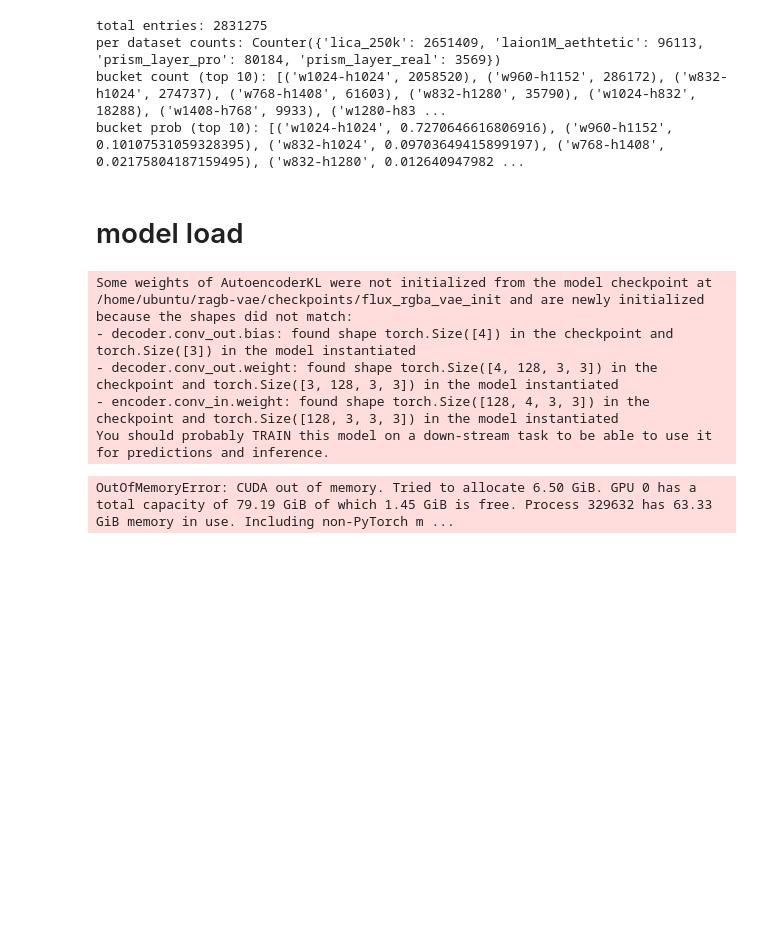
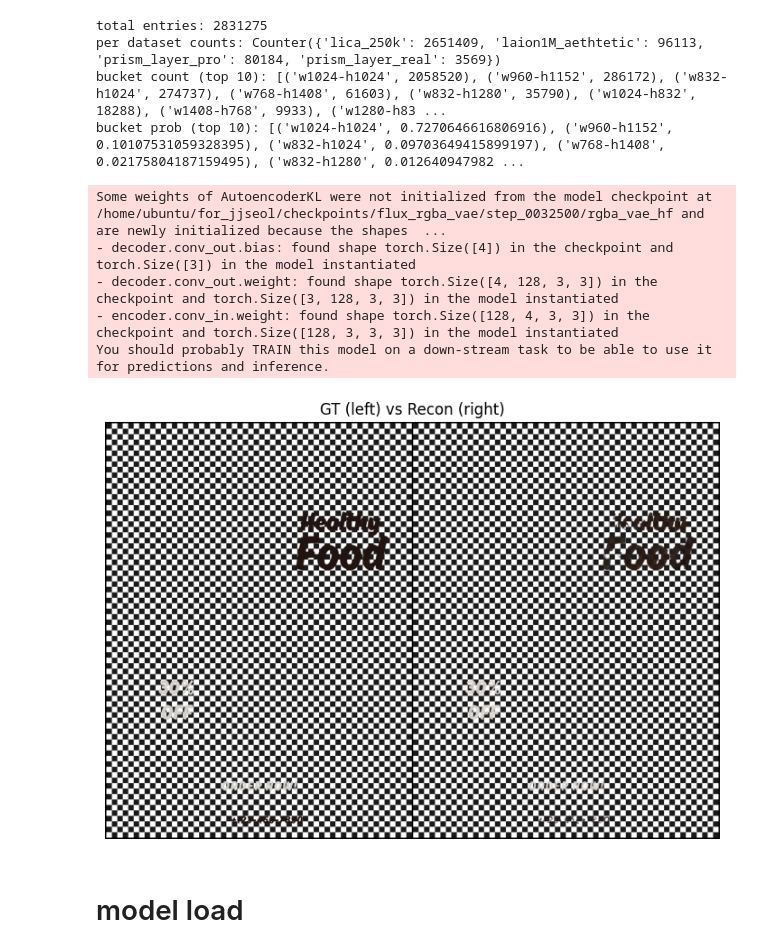
Before and after one commit to jaejung-dev/ragb-vae, a Jupyter notebook: test.ipynb, the cells around one changed output. Saved outputs shown, nothing was run; the diff lists cells and outputs as text; code cells hidden in the pictures; blank space fills up the shorter version.

```diff
--- a/test.ipynb
+++ b/test.ipynb
@@ -161,6 +167,68 @@ total entries: 2831275
 per dataset counts: Counter({'lica_250k': 2651409, 'laion1M_aethtetic': 96113, 'prism_layer_pro': 80184, 'prism_layer_real': 3569})
 bucket count (top 10): [('w1024-h1024', 2058520), ('w960-h1152', 286172), ('w832-h1024', 274737), ('w768-h1408', 61603), ('w832-h1280', 35790), ('w1024-h832', 18288), ('w1408-h768', 9933), ('w1280-h83 ...
 bucket prob (top 10): [('w1024-h1024', 0.7270646616806916), ('w960-h1152', 0.10107531059328395), ('w832-h1024', 0.09703649415899197), ('w768-h1408', 0.02175804187159495), ('w832-h1280', 0.012640947982 ...
+# %%
+import numpy as np
+from PIL import Image
+from src.models import RgbaVAE
+import torch
+import yaml
+# ----------------------
+# Configure input
+# ----------------------
+_device = torch.device("cuda" if torch.cuda.is_available() else "cpu")
+_dtype = torch.float32
+
+# Load VAE from training config
+vae_cfg = yaml.safe_load(open("configs/flux_vae.yaml"))
+model_cfg = vae_cfg.get("model", {})
+_base_arch = str(model_cfg.get("base_arch", "flux")).lower()
+_default_subfolder = "ae" if "flux" in _base_arch else "vae"
+_subfolder = "" #model_cfg.get("rgb_subfolder") or _default_subfolder
+_ckpt_dir = "/home/ubuntu/for_jjseol/checkpoints/flux_rgba_vae/step_0032500/rgba_vae_hf" #model_cfg.get("rgb_checkpoint", "checkpoints/flux_rgba_vae_init")
+
+vae = RgbaVAE.from_pretrained_rgb(
+    model_name_or_path=_ckpt_dir,
+    subfolder=_subfolder,
+    torch_dtype=_dtype,
+    alpha_bias_init=model_cfg.get("alpha_bias_init", 0.0),
+    beta=model_cfg.get("beta", 0.25),
+    alpha_loss_weight=model_cfg.get("alpha_loss_weight", 1.0),
+    alpha_l1_weight=model_cfg.get("alpha_l1_weight", 0.0),
+    rgb_loss_weight=model_cfg.get("rgb_loss_weight", 1.0),
+    white_bg_weight=model_cfg.get("white_bg_loss_weight", 0.0),
+    black_bg_weight=model_cfg.get("black_bg_loss_weight", 0.0),
+    device=_device,
+)
+vae.eval()
+
+# Load image
+
+image_path = "/home/ubuntu/for_jjseol/inpainting_dataset/inpainting_250k_image_mask_pair/text/validation/w896-h1216/text_alpha/zS0xeiaBHsD3D3GLOcPa_text.png"  # set your RGBA image path
+img = Image.open(image_path).convert("RGBA")
+rgba = torch.from_numpy(np.array(img, dtype=np.uint8)).float().permute(2, 0, 1) / 255.0
+rgba = rgba.unsqueeze(0).to(device=_device, dtype=_dtype)
+
+with torch.no_grad():
+    recon, _ = vae(rgba)
+
+# Compose over checkerboard for visibility
+rgba_comp = to_checkerboard_grid(rgba.cpu(), nrow=1)
+recon_comp = to_checkerboard_grid(recon.cpu(), nrow=1)
+
+pair = make_grid(torch.stack([rgba_comp, recon_comp], dim=0), nrow=2, padding=4)
+plt.figure(figsize=(12, 6))
+plt.imshow(pair.permute(1, 2, 0).numpy())
+plt.axis("off")
+plt.title("GT (left) vs Recon (right)")
+plt.show()
+# %% [output]
+Some weights of AutoencoderKL were not initialized from the model checkpoint at /home/ubuntu/for_jjseol/checkpoints/flux_rgba_vae/step_0032500/rgba_vae_hf and are newly initialized because the shapes  ...
+- decoder.conv_out.bias: found shape torch.Size([4]) in the checkpoint and torch.Size([3]) in the model instantiated
+- decoder.conv_out.weight: found shape torch.Size([4, 128, 3, 3]) in the checkpoint and torch.Size([3, 128, 3, 3]) in the model instantiated
+- encoder.conv_in.weight: found shape torch.Size([128, 4, 3, 3]) in the checkpoint and torch.Size([128, 3, 3, 3]) in the model instantiated
+You should probably TRAIN this model on a down-stream task to be able to use it for predictions and inference.
+[figure, added]
 # %% [markdown]
 # model load
 # %%
@@ -210,10 +278,3 @@ plt.imshow(comp_grid.permute(1, 2, 0).numpy())
 plt.title("Reconstruction over black")
 plt.axis("off")
 plt.show()
-# %% [output]
-Some weights of AutoencoderKL were not initialized from the model checkpoint at /home/ubuntu/ragb-vae/checkpoints/flux_rgba_vae_init and are newly initialized because the shapes did not match:
-- decoder.conv_out.bias: found shape torch.Size([4]) in the checkpoint and torch.Size([3]) in the model instantiated
-- decoder.conv_out.weight: found shape torch.Size([4, 128, 3, 3]) in the checkpoint and torch.Size([3, 128, 3, 3]) in the model instantiated
-- encoder.conv_in.weight: found shape torch.Size([128, 4, 3, 3]) in the checkpoint and torch.Size([128, 3, 3, 3]) in the model instantiated
-You should probably TRAIN this model on a down-stream task to be able to use it for predictions and inference.
-OutOfMemoryError: CUDA out of memory. Tried to allocate 6.50 GiB. GPU 0 has a total capacity of 79.19 GiB of which 1.45 GiB is free. Process 329632 has 63.33 GiB memory in use. Including non-PyTorch m ...
```
Also changed, not shown: parts of 5 cells of this notebook, 4 other files.
